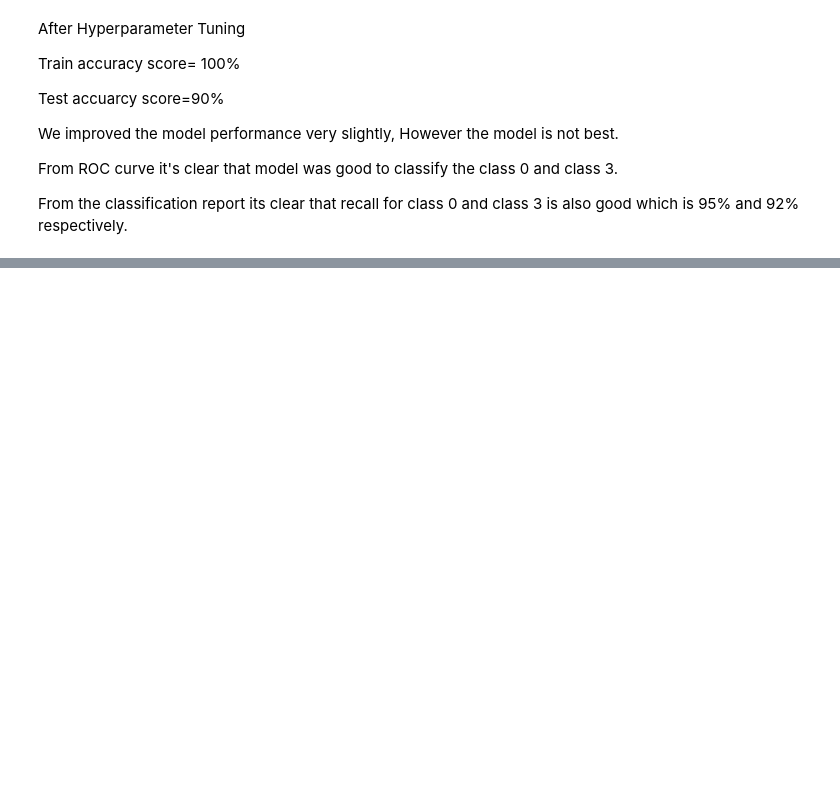
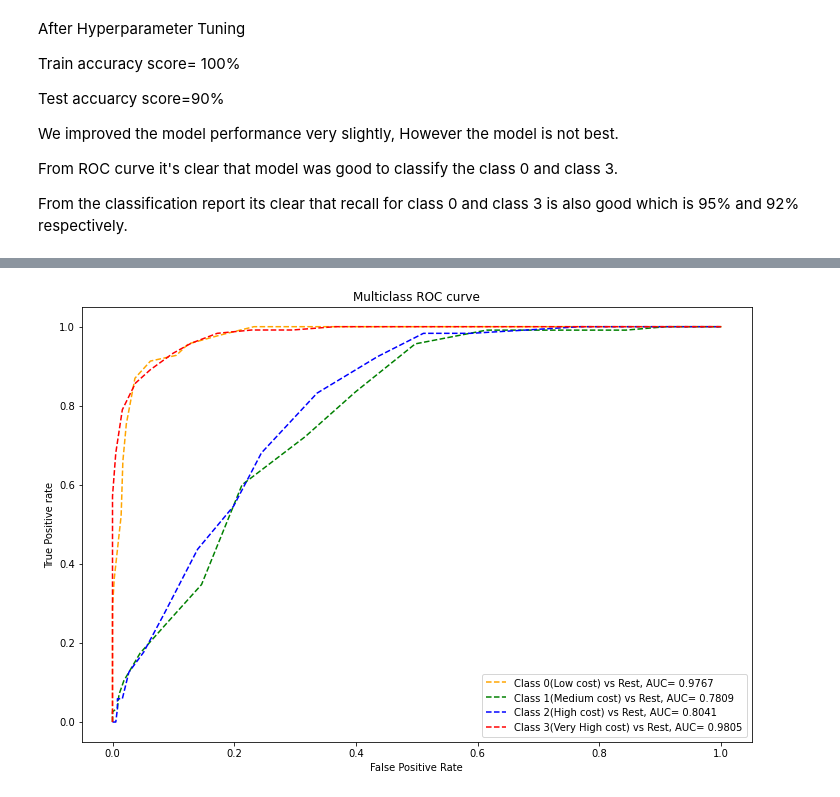
Before and after one commit to alphamale126/Mobile-Price-Range-Prediction, a Jupyter notebook: Mobile_Price_Range_Prediction.ipynb, the cells around one changed output, grey strips where cells are left out. Drawn from its saved outputs; the diff is of its cells as text; code cells hidden in the pictures; blank space fills up the shorter version.

```diff
--- a/Mobile_Price_Range_Prediction.ipynb
+++ b/Mobile_Price_Range_Prediction.ipynb
@@ -1511,0 +1692,6 @@ From the classification report its clear that recall for class 0 and class 3 is
+# %%
+# Plotting AUC ROC curve.
+pred_prob = knn_optimal.predict_proba(X_test_scaled)
+plot_Auc_roc(y_test,pred_prob)
+# %% [output]
+[figure, added]
```
Also changed, not shown: parts of 85 cells of this notebook.
